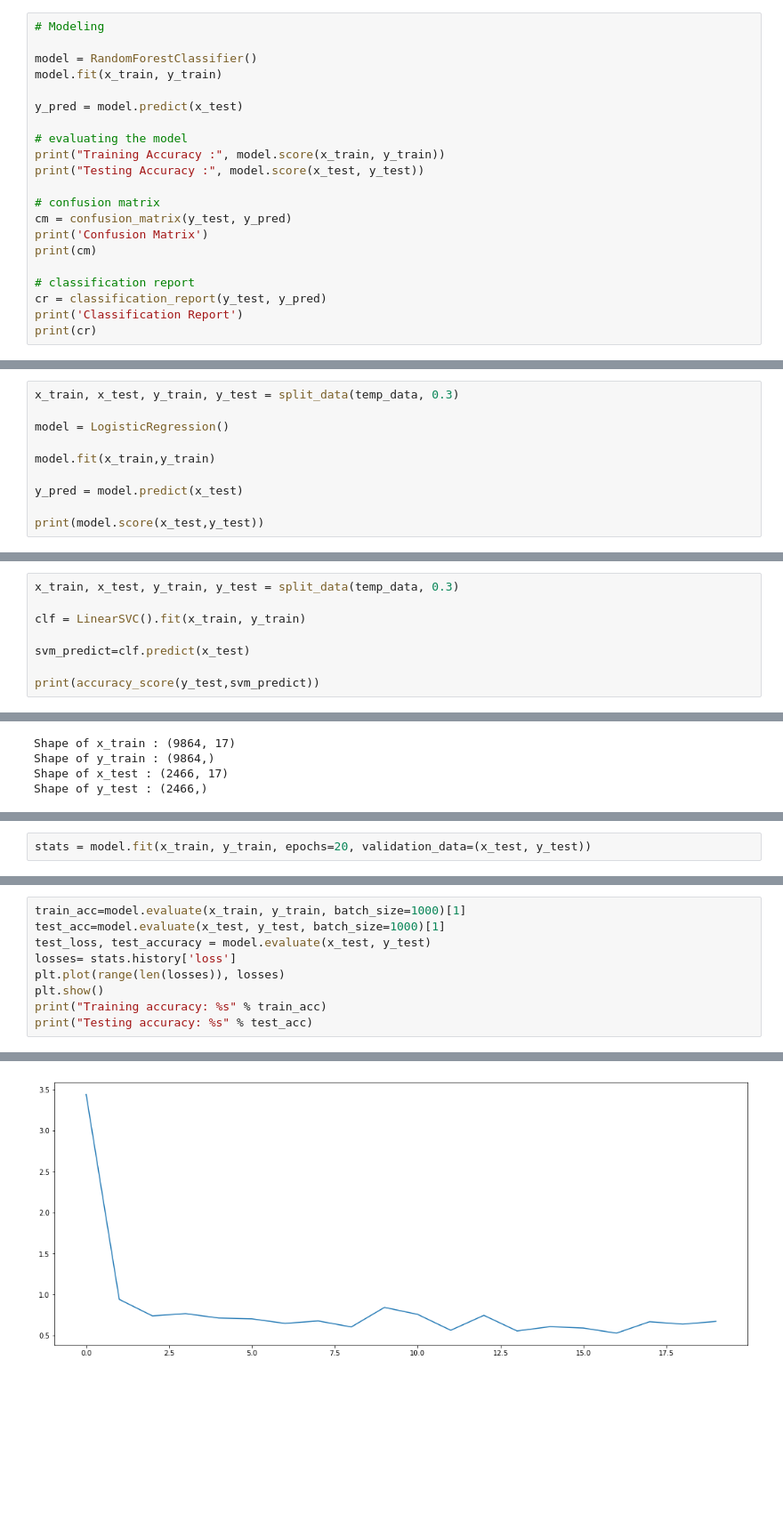
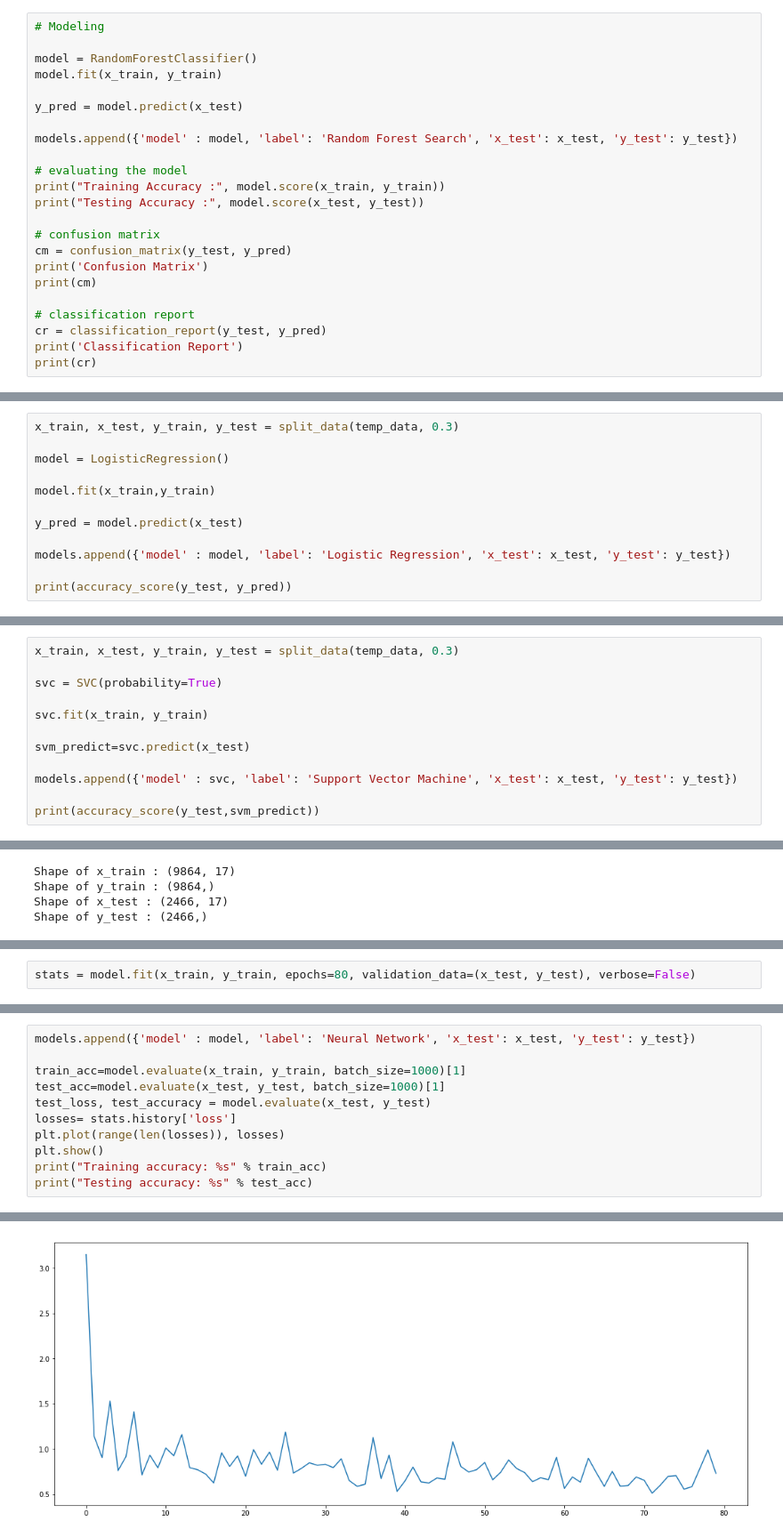
Before and after one commit to RajathKashyap/Online-Shoppers-Purchasing-Intention, a Jupyter notebook: OnlineShoppingDataset (1).ipynb, the cells around one changed output, grey strips where cells are left out. Shown at 89% size. Drawn from its saved outputs; the diff is of its cells as text; blank space fills up the shorter version.

```diff
--- a/OnlineShoppingDataset (1).ipynb
+++ b/OnlineShoppingDataset (1).ipynb
@@ -289,6 +332,8 @@ model = RandomForestClassifier()
 model.fit(x_train, y_train)
 
 y_pred = model.predict(x_test)
+
+models.append({'model' : model, 'label': 'Random Forest Search', 'x_test': x_test, 'y_test': y_test})
 
 # evaluating the model
 print("Training Accuracy :", model.score(x_train, y_train))
@@ -368,5 +414,7 @@ model.fit(x_train,y_train)
 
 y_pred = model.predict(x_test)
 
-print(model.score(x_test,y_test))
+models.append({'model' : model, 'label': 'Logistic Regression', 'x_test': x_test, 'y_test': y_test})
+
+print(accuracy_score(y_test, y_pred))
 # %% [output]
@@ -376,9 +424,13 @@ print(model.score(x_test,y_test))
 # %%
 x_train, x_test, y_train, y_test = split_data(temp_data, 0.3)
 
-clf = LinearSVC().fit(x_train, y_train)
+svc = SVC(probability=True)
 
-svm_predict=clf.predict(x_test)
+svc.fit(x_train, y_train)
+
+svm_predict=svc.predict(x_test)
+
+models.append({'model' : svc, 'label': 'Support Vector Machine', 'x_test': x_test, 'y_test': y_test})
 
 print(accuracy_score(y_test,svm_predict))
 # %% [output]
@@ -432,2 +492,2 @@ _________________________________________________________________
 # %%
-stats = model.fit(x_train, y_train, epochs=20, validation_data=(x_test, y_test))
+stats = model.fit(x_train, y_train, epochs=80, validation_data=(x_test, y_test), verbose=False)
@@ -452,4 +494,6 @@ Epoch 20/20
 # %%
+models.append({'model' : model, 'label': 'Neural Network', 'x_test': x_test, 'y_test': y_test})
+
 train_acc=model.evaluate(x_train, y_train, batch_size=1000)[1]
 test_acc=model.evaluate(x_test, y_test, batch_size=1000)[1]
 test_loss, test_accuracy = model.evaluate(x_test, y_test)
@@ -462 +509 @@ print("Testing accuracy: %s" % test_acc)
-[figure, old version]
+[figure, new version]
```
Also changed, not shown: parts of 16 cells of this notebook.
